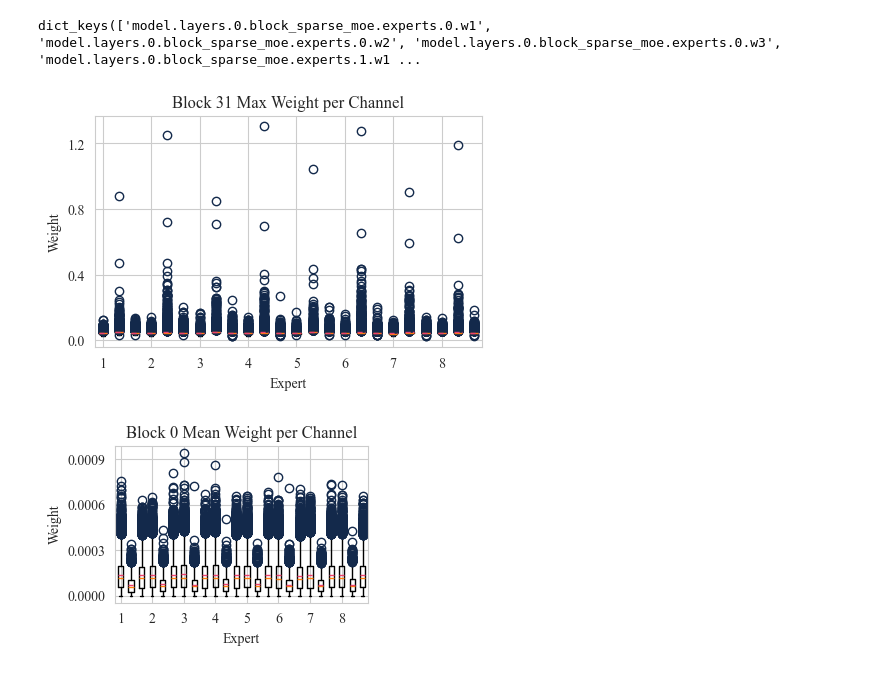
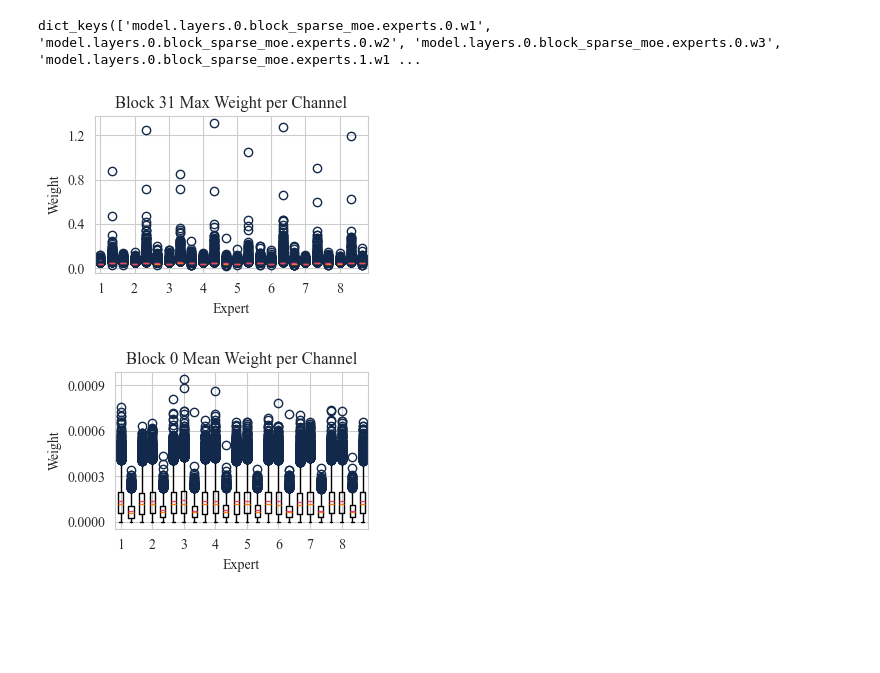
Before and after one commit to Jinxiaolong1129/moe_quantize, a Jupyter notebook: notebooks/weight-outlier.ipynb, the cells around one changed output. Drawn from its saved outputs; the diff is of its cells as text; code cells hidden in the pictures; blank space fills up the shorter version.

```diff
--- a/notebooks/weight-outlier.ipynb
+++ b/notebooks/weight-outlier.ipynb
@@ -15,20 +15,22 @@ name_to_max_weight.keys()
 dict_keys(['model.layers.0.block_sparse_moe.experts.0.w1', 'model.layers.0.block_sparse_moe.experts.0.w2', 'model.layers.0.block_sparse_moe.experts.0.w3', 'model.layers.0.block_sparse_moe.experts.1.w1 ...
 # %%
 layer_id = 31
-plt.figure(figsize=(5, 3))
+plt.figure(figsize=(3.5, 2.5))
 abs_weights = [name_to_max_weight[name].values.abs().float() for name in name_to_max_weight.keys() if
                f'model.layers.{layer_id}.block_sparse_moe' in name]
 plt.boxplot(abs_weights, positions=range(len(abs_weights)), showfliers=True, showmeans=True, meanline=True, meanprops=dict(color="#EF426F"), flierprops={'markeredgecolor': '#13294B'},)
 plt.xlabel("Expert")
 plt.ylabel("Weight")
 # plt.yscale('log')
 ax = plt.gca()
 ax.yaxis.set_major_locator(plt.MaxNLocator(4))
 ax.xaxis.set_major_locator(plt.MaxNLocator(8))
 plt.title(f"Block {layer_id} Max Weight per Channel")
-plt.show()
+plt.tight_layout()
+# plt.show()
+plt.savefig(f"block_{layer_id}_max_weight_per_channel.jpg")
 # %% [output]
-[figure, old version]
+[figure, new version]
 # %%
 layer_id = 0
 plt.figure(figsize=(3.5, 2.5))
```
Also changed, not shown: 36 other files.
